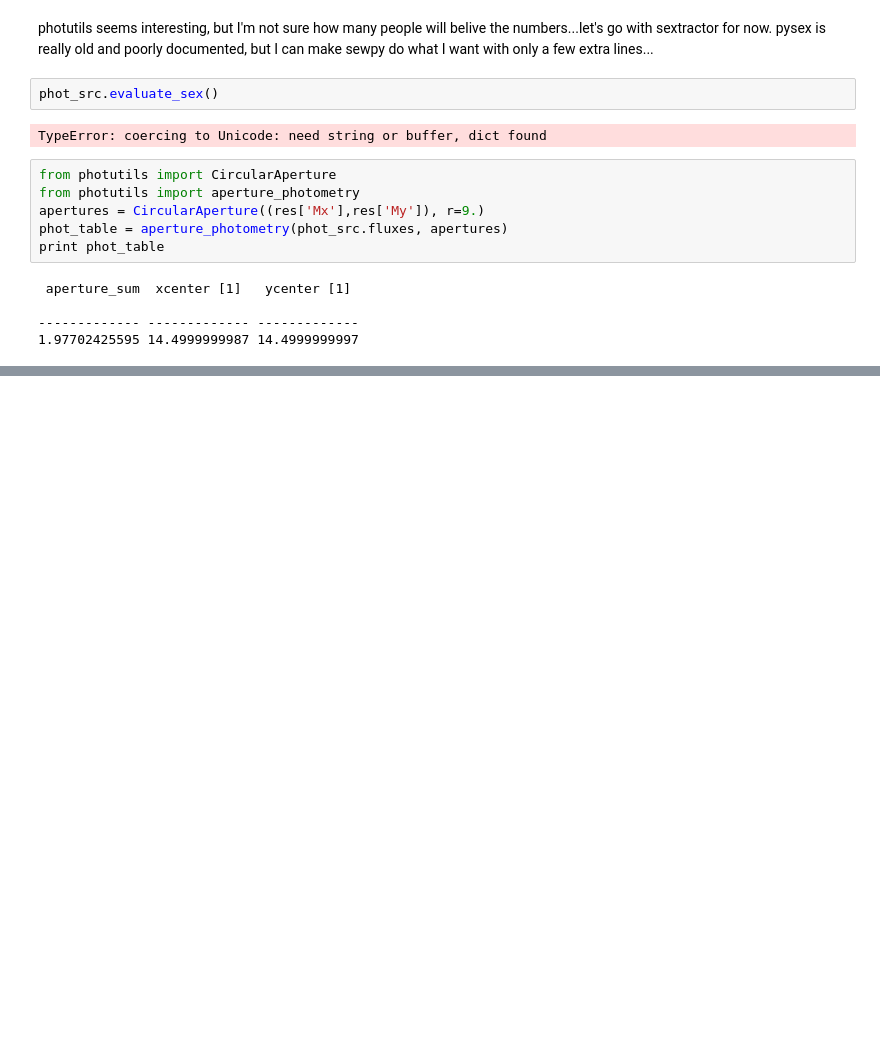
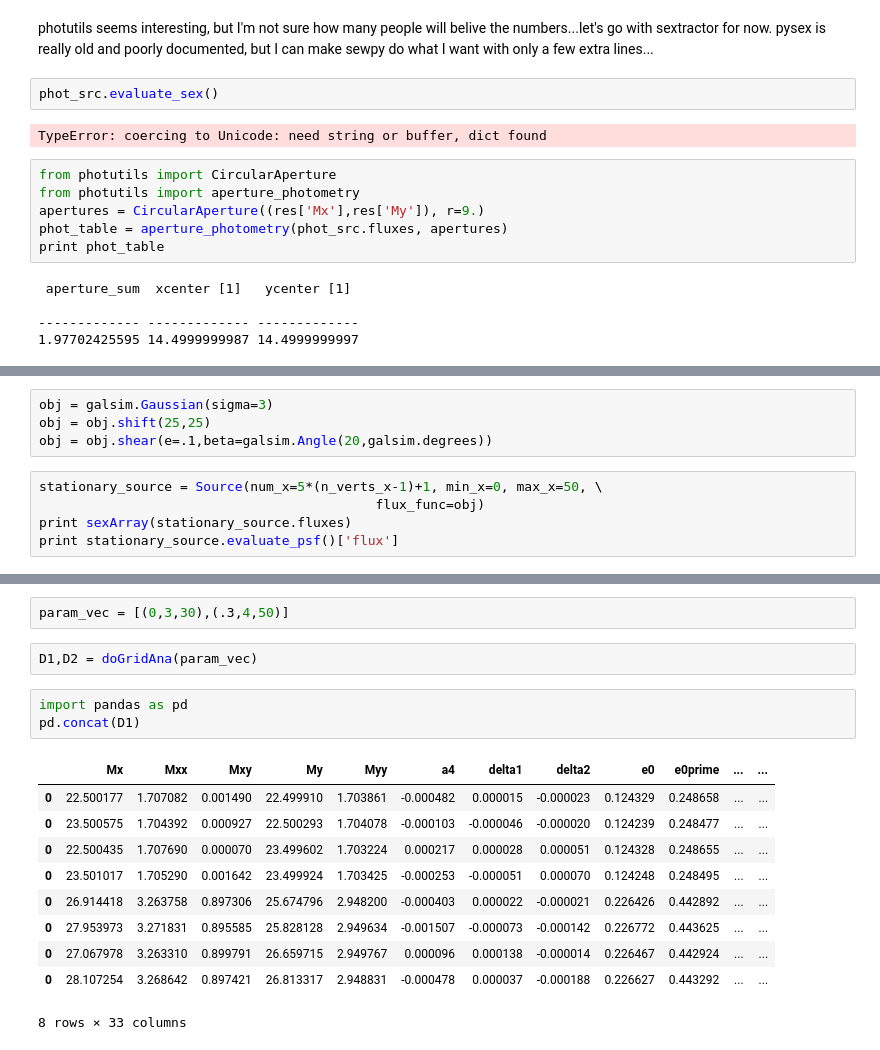
Before and after one commit to cpadavis/weak_sauce, a Jupyter notebook: notebooks/galsim_tests.ipynb, the cells around one changed output, grey strips where cells are left out. Saved outputs shown, nothing was run; the diff lists cells and outputs as text; blank space fills up the shorter version.

```diff
--- a/notebooks/galsim_tests.ipynb
+++ b/notebooks/galsim_tests.ipynb
@@ -100,0 +115,9 @@ def sexArray(img):
+# %%
+obj = galsim.Gaussian(sigma=3)
+obj = obj.shift(25,25)
+obj = obj.shear(e=.1,beta=galsim.Angle(20,galsim.degrees))
+# %%
+stationary_source = Source(num_x=5*(n_verts_x-1)+1, min_x=0, max_x=50, \
+                                           flux_func=obj)
+print sexArray(stationary_source.fluxes)
+print stationary_source.evaluate_psf()['flux']
@@ -100,0 +190,18 @@ def sexArray(img):
+# %%
+param_vec = [(0,3,30),(.3,4,50)]
+# %%
+D1,D2 = doGridAna(param_vec)
+# %%
+import pandas as pd
+pd.concat(D1)
+# %% [output]
+|  | Mx | Mxx | Mxy | My | Myy | a4 | delta1 | delta2 | e0 | e0prime | ... | ... |
+| 0 | 22.500177 | 1.707082 | 0.001490 | 22.499910 | 1.703861 | -0.000482 | 0.000015 | -0.000023 | 0.124329 | 0.248658 | ... | ... |
+| 0 | 23.500575 | 1.704392 | 0.000927 | 22.500293 | 1.704078 | -0.000103 | -0.000046 | -0.000020 | 0.124239 | 0.248477 | ... | ... |
+| 0 | 22.500435 | 1.707690 | 0.000070 | 23.499602 | 1.703224 | 0.000217 | 0.000028 | 0.000051 | 0.124328 | 0.248655 | ... | ... |
+| 0 | 23.501017 | 1.705290 | 0.001642 | 23.499924 | 1.703425 | -0.000253 | -0.000051 | 0.000070 | 0.124248 | 0.248495 | ... | ... |
+| 0 | 26.914418 | 3.263758 | 0.897306 | 25.674796 | 2.948200 | -0.000403 | 0.000022 | -0.000021 | 0.226426 | 0.442892 | ... | ... |
+| 0 | 27.953973 | 3.271831 | 0.895585 | 25.828128 | 2.949634 | -0.001507 | -0.000073 | -0.000142 | 0.226772 | 0.443625 | ... | ... |
+| 0 | 27.067978 | 3.263310 | 0.899791 | 26.659715 | 2.949767 | 0.000096 | 0.000138 | -0.000014 | 0.226467 | 0.442924 | ... | ... |
+| 0 | 28.107254 | 3.268642 | 0.897421 | 26.813317 | 2.948831 | -0.000478 | 0.000037 | -0.000188 | 0.226627 | 0.443292 | ... | ... |
+8 rows × 33 columns
```
Also changed, not shown: parts of 7 cells of this notebook, 1 other file.
